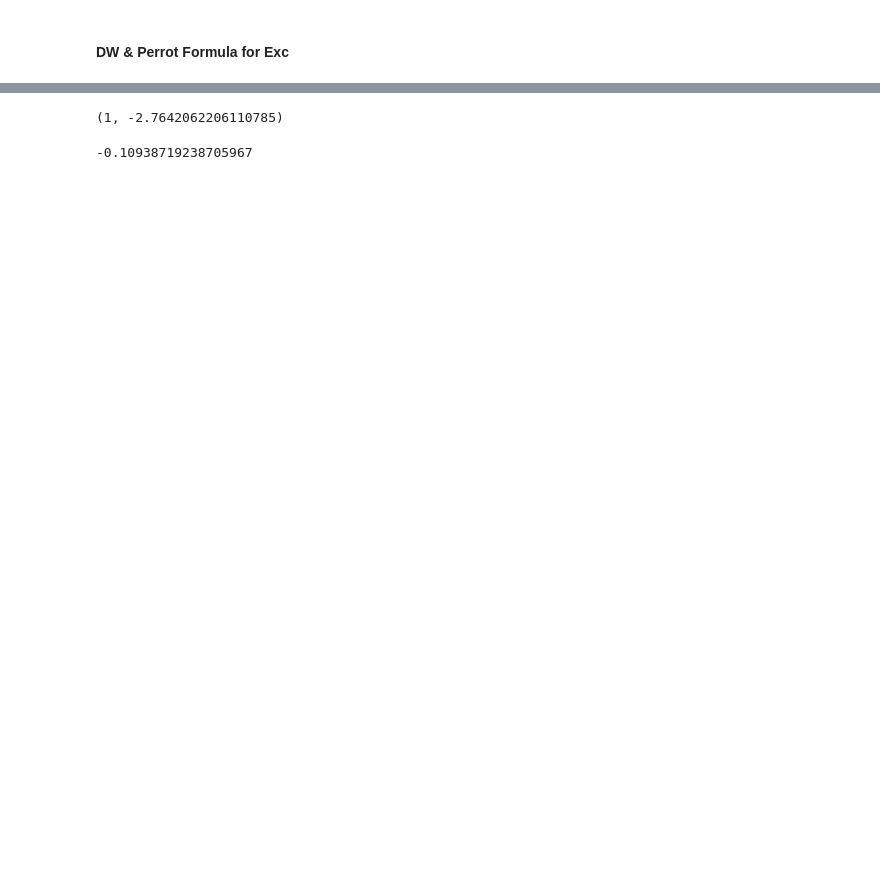
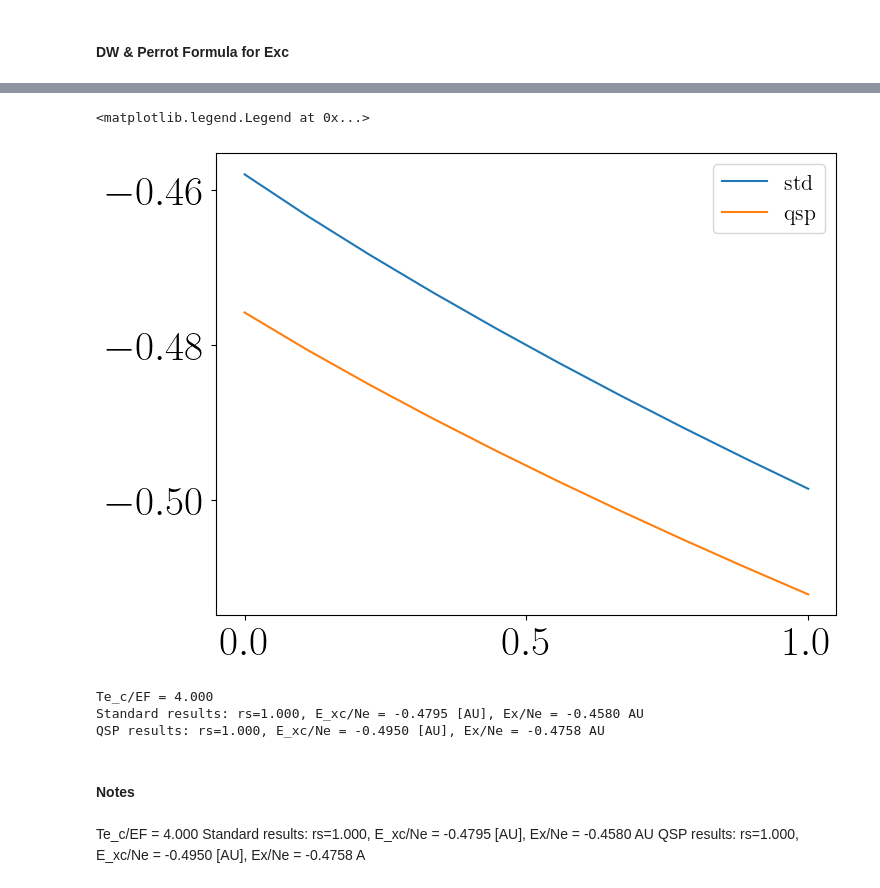
Before and after one commit to ZachAJohnson/hnc, a Jupyter notebook: benchmark_examples/Jellium/Jellium-2e-Fxc.ipynb, the cells around one changed output, grey strips where cells are left out. Drawn from its saved outputs; the diff is of its cells as text; code cells hidden in the pictures; blank space fills up the shorter version.

```diff
--- a/benchmark_examples/Jellium/Jellium-2e-Fxc.ipynb
+++ b/benchmark_examples/Jellium/Jellium-2e-Fxc.ipynb
@@ -143,0 +150,3 @@ Final iter:26, Total Error: 9.001e-09
+# %%
+std_output = get_Exc(which='standard')
+qsp_output = get_Exc(which='qsp')
@@ -144 +177,10 @@ Final iter:26, Total Error: 9.001e-09
+# %%
+fig, ax = plt.subplots(figsize=(8,6))
+
+ax.plot(std_output[0], std_output[1], label='std')
+ax.plot(qsp_output[0], qsp_output[1], label='qsp')
+ax.legend(fontsize=16)
+# %% [output]
+<matplotlib.legend.Legend at 0x...>
+[figure, added]
 # %%
@@ -146,8 +189,14 @@ E_xc = simpson(output[1], output[0])
 # %%
-rs_AU, E_xc
+print(f"Te_c/EF = {jellium.qsp.Te_c/jellium.qsp.E_F:0.3f}")
+print(f"Standard results: rs={rs_AU:0.3f}, E_xc/Ne = {E_xc_std:0.4f} [AU], Ex/Ne = {Exc_λ(jellium):0.4f} AU ")
+print(f"QSP results: rs={rs_AU:0.3f}, E_xc/Ne = {E_xc_qsp:0.4f} [AU], Ex/Ne = {Exc_λ(jellium, which='qsp'):0.4f} AU ")
 # %% [output]
-(1, -2.7642062206110785)
+Te_c/EF = 4.000
+Standard results: rs=1.000, E_xc/Ne = -0.4795 [AU], Ex/Ne = -0.4580 AU
+QSP results: rs=1.000, E_xc/Ne = -0.4950 [AU], Ex/Ne = -0.4758 AU
-# %%
--0.4582*ne_AU/rs_AU
-# %% [output]
--0.10938719238705967
+# %% [markdown]
+#### Notes
+# %% [markdown]
+Te_c/EF = 4.000
+Standard results: rs=1.000, E_xc/Ne = -0.4795 [AU], Ex/Ne = -0.4580 AU
+QSP results: rs=1.000, E_xc/Ne = -0.4950 [AU], Ex/Ne = -0.4758 A
```
Also changed, not shown: parts of 12 cells of this notebook, 32 other files.
